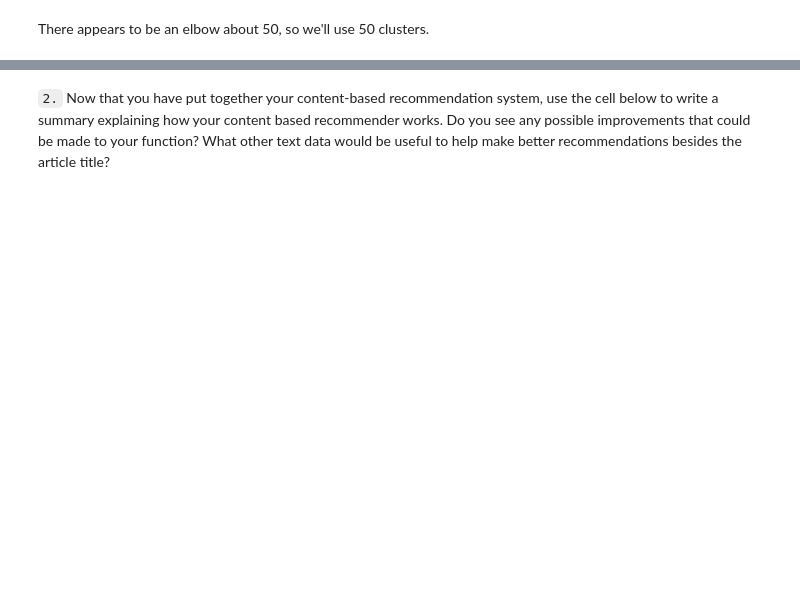
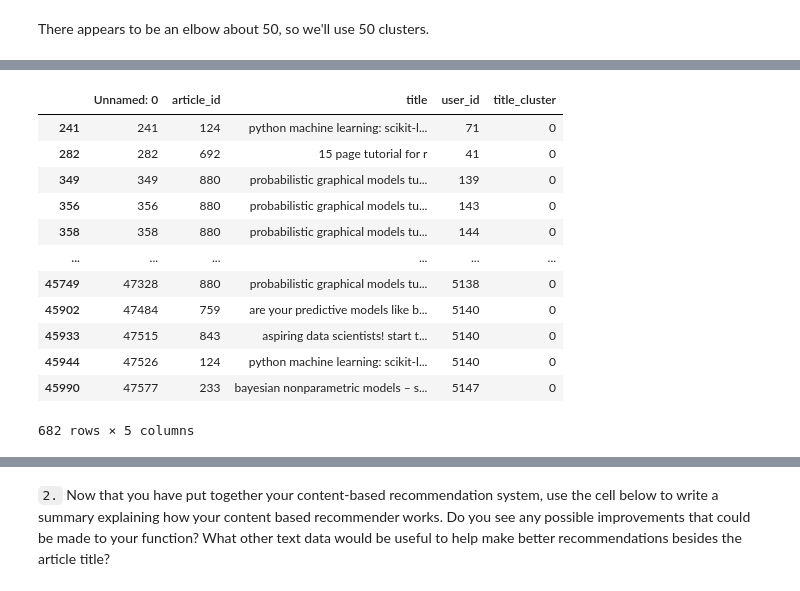
Before and after one commit to kumarbyes/dsnd-recommendation-systems-project, a Jupyter notebook: starter/Recommendations_with_IBM.ipynb, the cells around one changed output, grey strips where cells are left out. Drawn from its saved outputs; the diff is of its cells as text; code cells hidden in the pictures; blank space fills up the shorter version.

```diff
--- a/starter/Recommendations_with_IBM.ipynb
+++ b/starter/Recommendations_with_IBM.ipynb
@@ -715,7 +722,7 @@ from sklearn.preprocessing import Normalizer
 from sklearn.decomposition import TruncatedSVD
 # %%
 # unique articles
-df_unique_articles =
+df_unique_articles = df['title'].unique()
 # %%
 # Create a vectorizer using TfidfVectorizer and fit it to the article titles
 max_features = 200
@@ -729,12 +736,12 @@ vectorizer = TfidfVectorizer(
     max_features=max_features,
 )
 print("Running TF-IDF")
-X_tfidf =  # Fit the vectorizer to the article titles
+X_tfidf =  vectorizer.fit_transform(df_unique_articles) # Fit the vectorizer to the article titles
 
 print(f"n_samples: {X_tfidf.shape[0]}, n_features: {X_tfidf.shape[1]}")
 
 lsa = make_pipeline(TruncatedSVD(n_components=50), Normalizer(copy=False))
-X_lsa = # Fit the LSA model to the vectorized article titles
+X_lsa = lsa.fit_transform(X_tfidf) # Fit the LSA model to the vectorized article titles
 explained_variance = lsa[0].explained_variance_ratio_.sum()
 
 print(f"Explained variance of the SVD step: {explained_variance * 100:.1f}%")
@@ -761,7 +775,10 @@ plt.xlabel('Number of clusters')
 # %% [markdown]
 There appears to be an elbow about 50, so we'll use 50 clusters.
 # %%
-n_clusters = # Number of clusters
+n_clusters = 50# Number of clusters
 kmeans = KMeans(
-    # Your code here, same as parameters above
-).fit()
+        n_clusters=n_clusters,
+        max_iter=max_iter,
+        n_init=n_init,
+        random_state=random_state,# Your code here, same as parameters above
+).fit(X_lsa)
@@ -768,5 +794,5 @@ kmeans = KMeans(
 # %%
 # create a new column `title_cluster` and assign it the kmeans cluster labels
 # First we need to map the labels to df_unique_articles article ids and then apply those to df
-article_cluster_map = {} # Map article_id to cluster label
-df['title_cluster'] = # apply map to create title clusters
+article_cluster_map = dict(zip(df_unique_articles,kmeans.labels_)) # Map article_id to cluster label
+df['title_cluster']  = df['title'].map(article_cluster_map) # apply map to create title clusters
@@ -773,3 +808,19 @@ df['title_cluster'] = # apply map to create title clusters
+# %%
+df[df.title_cluster==0]
+# %% [output]
+|  | Unnamed: 0 | article_id | title | user_id | title_cluster |
+| 241 | 241 | 124 | python machine learning: scikit-l... | 71 | 0 |
+| 282 | 282 | 692 | 15 page tutorial for r | 41 | 0 |
+| 349 | 349 | 880 | probabilistic graphical models tu... | 139 | 0 |
+| 356 | 356 | 880 | probabilistic graphical models tu... | 143 | 0 |
+| 358 | 358 | 880 | probabilistic graphical models tu... | 144 | 0 |
+| ... | ... | ... | ... | ... | ... |
+| 45749 | 47328 | 880 | probabilistic graphical models tu... | 5138 | 0 |
+| 45902 | 47484 | 759 | are your predictive models like b... | 5140 | 0 |
+| 45933 | 47515 | 843 | aspiring data scientists! start t... | 5140 | 0 |
+| 45944 | 47526 | 124 | python machine learning: scikit-l... | 5140 | 0 |
+| 45990 | 47577 | 233 | bayesian nonparametric models – s... | 5147 | 0 |
+682 rows × 5 columns
 # %%
 # Let's check the number of articles in each cluster
 np.array(np.unique(kmeans.labels_, return_counts=True)).T
```
Also changed, not shown: parts of 13 cells of this notebook.
